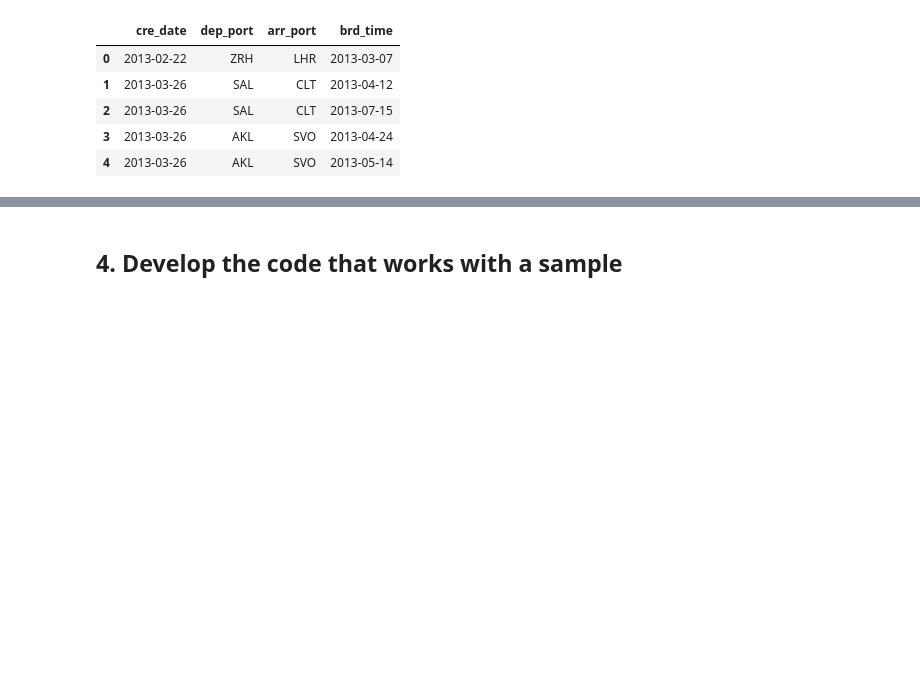
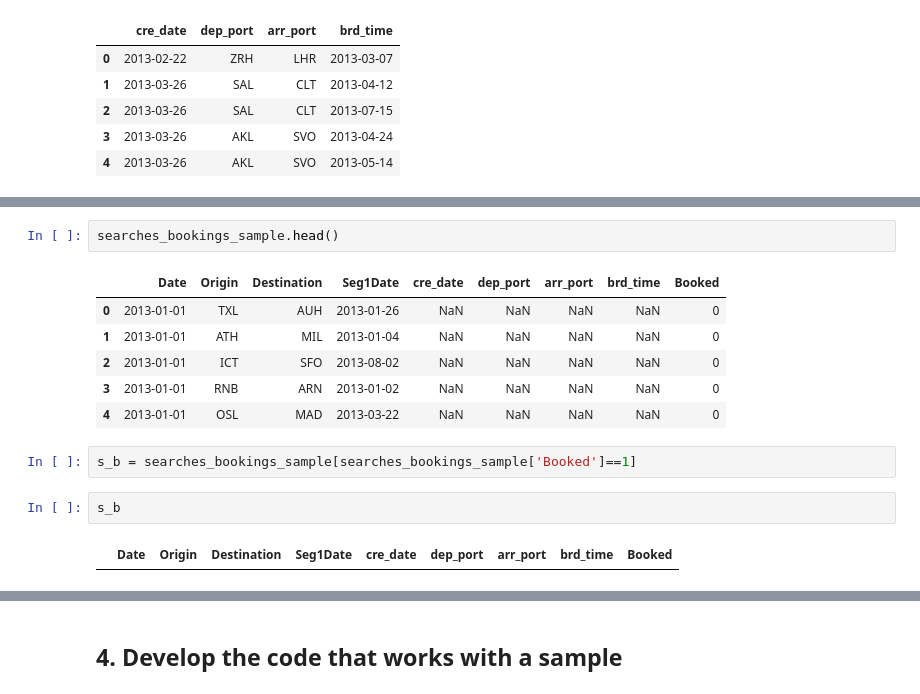
Before and after one commit to pablovdcf/DS_Challenge, a Jupyter notebook: ds_exercises/Exercise_04.ipynb, the cells around one changed output, grey strips where cells are left out. Cells and saved outputs as stored; diff of their text form; blank space fills up the shorter version.

```diff
--- a/ds_exercises/Exercise_04.ipynb
+++ b/ds_exercises/Exercise_04.ipynb
@@ -405,0 +559,15 @@ searches_sample_interest_no_dups.shape
+# %%
+searches_bookings_sample.head()
+# %% [output]
+|  | Date | Origin | Destination | Seg1Date | cre_date | dep_port | arr_port | brd_time | Booked |
+| 0 | 2013-01-01 | TXL | AUH | 2013-01-26 | NaN | NaN | NaN | NaN | 0 |
+| 1 | 2013-01-01 | ATH | MIL | 2013-01-04 | NaN | NaN | NaN | NaN | 0 |
+| 2 | 2013-01-01 | ICT | SFO | 2013-08-02 | NaN | NaN | NaN | NaN | 0 |
+| 3 | 2013-01-01 | RNB | ARN | 2013-01-02 | NaN | NaN | NaN | NaN | 0 |
+| 4 | 2013-01-01 | OSL | MAD | 2013-03-22 | NaN | NaN | NaN | NaN | 0 |
+# %%
+s_b = searches_bookings_sample[searches_bookings_sample['Booked']==1]
+# %%
+s_b
+# %% [output]
+|  | Date | Origin | Destination | Seg1Date | cre_date | dep_port | arr_port | brd_time | Booked |
```
Also changed, not shown: parts of 133 cells of this notebook.
